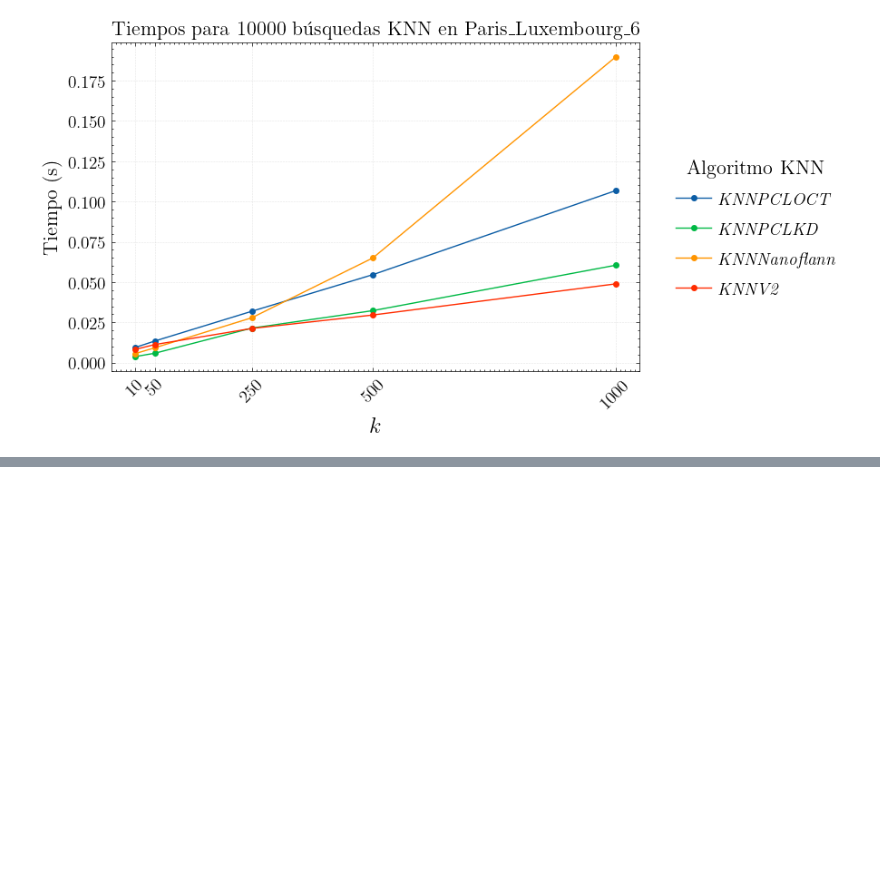
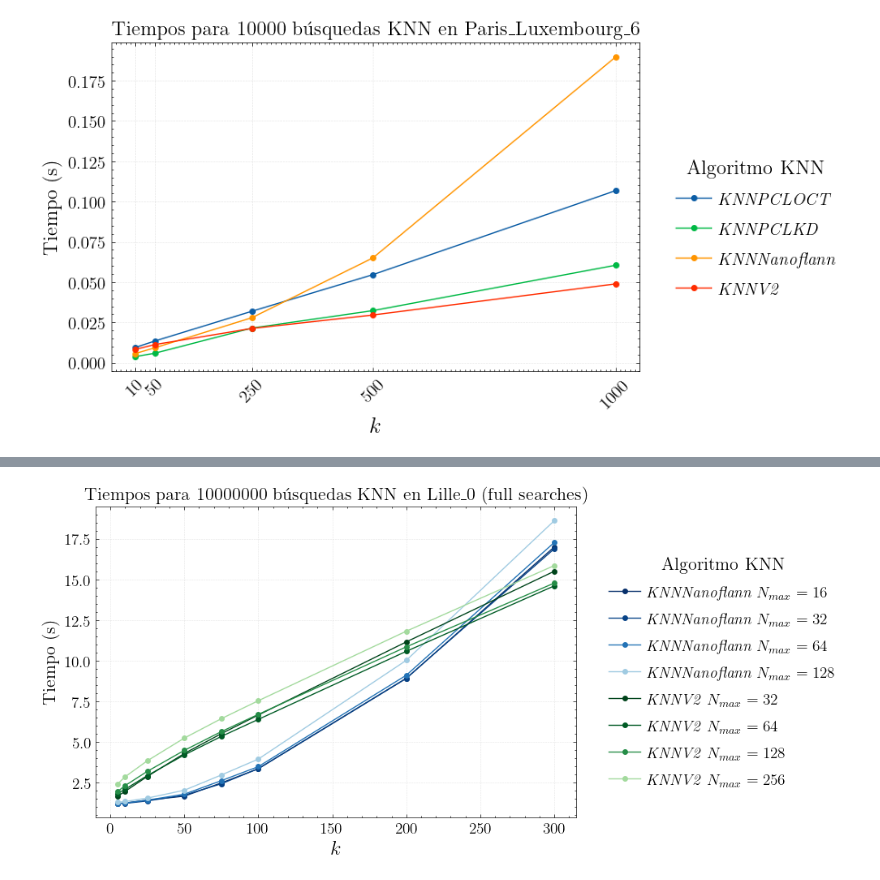
Before and after one commit to derivada/octrees-benchmark, a Jupyter notebook: benchmark_plots_cache_knn.ipynb, the cells around one changed output, grey strips where cells are left out. Saved outputs shown, nothing was run; the diff lists cells and outputs as text; code cells hidden in the pictures; blank space fills up the shorter version.

```diff
--- a/benchmark_plots_cache_knn.ipynb
+++ b/benchmark_plots_cache_knn.ipynb
@@ -688,0 +803,4 @@ plot_knn_results(df, "Paris_Luxembourg_6")
+# %%
+df = get_dataset_file("Lille_0", "latest", DATA_FULL)
+plot_knn_results_params(df, "Lille_0 (full searches)", MORTON_ENCODER, xlim=(0,300))
+# %% [output]
@@ -688,0 +808 @@ plot_knn_results(df, "Paris_Luxembourg_6")
+[figure, added]
```
Also changed, not shown: parts of 8 cells of this notebook, 1 other file.
